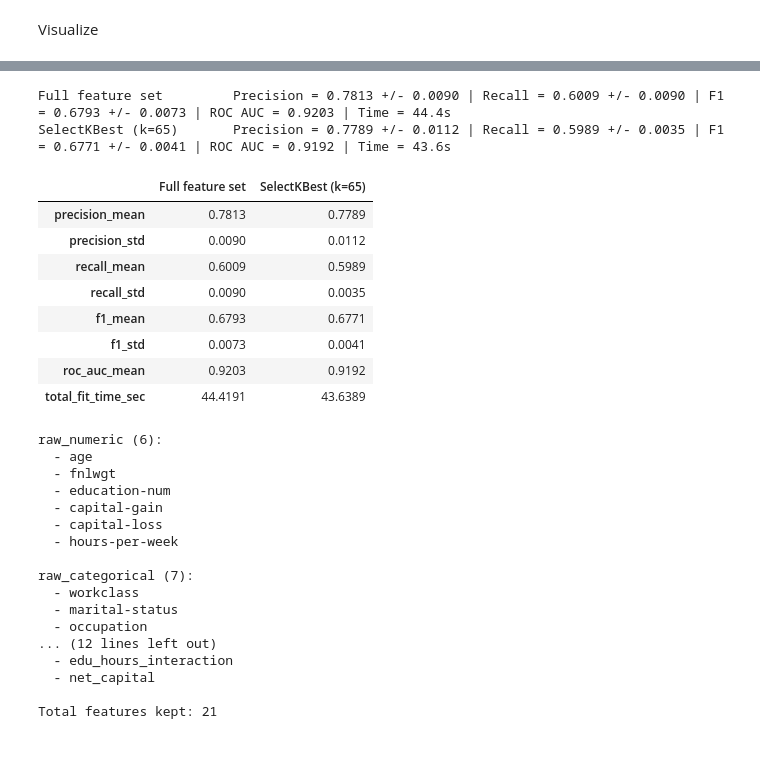
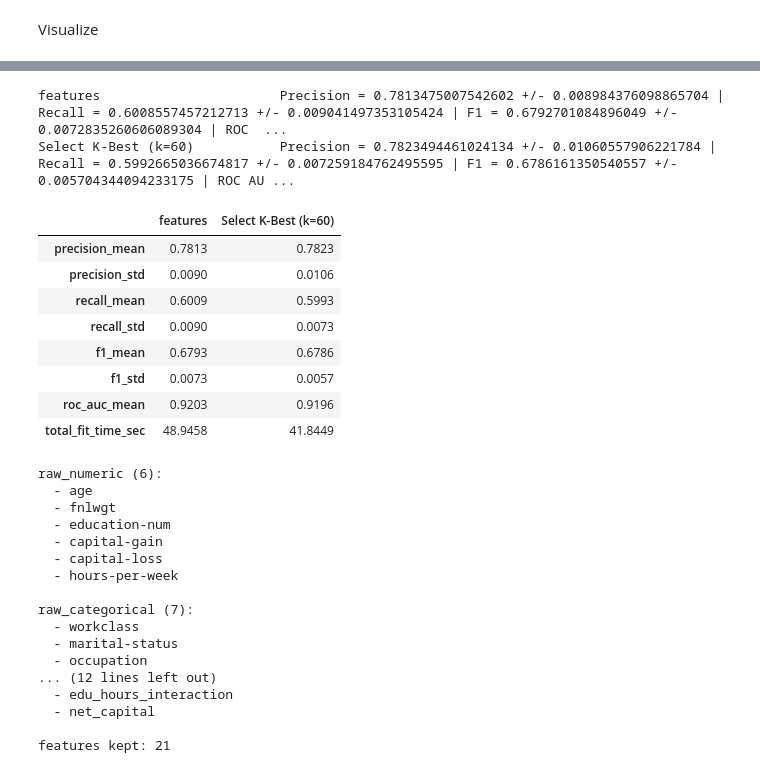
Before and after one commit to abdul-sami88/Netixsol, a Jupyter notebook: Week_4_CMIT_B2/Day3/week4_day3.ipynb, the cells around one changed output, grey strips where cells are left out. Saved outputs shown, nothing was run; the diff lists cells and outputs as text; code cells hidden in the pictures.

```diff
--- a/Week_4_CMIT_B2/Day3/week4_day3.ipynb
+++ b/Week_4_CMIT_B2/Day3/week4_day3.ipynb
@@ -124,9 +95,3 @@ df[numeric_cols].describe()
 | 50% | 37.000000 | 1.781445e+05 | 10.000000 | 0.000000 | 0.000000 | 40.000000 |
 | 75% | 48.000000 | 2.376420e+05 | 12.000000 | 0.000000 | 0.000000 | 45.000000 |
 | max | 90.000000 | 1.490400e+06 | 16.000000 | 99999.000000 | 4356.000000 | 99.000000 |
-# %%
-# Value counts for a few key categorical columns
-for col in ["workclass", "education", "marital-status", "occupation", "sex", "race"]:
-    print(f" --- {col} ")
-    print(df[col].value_counts(dropna=False).head(8))
-    print()
@@ -426,12 +172,6 @@ HOURS_BINS = [0, 20, 35, 40, 50, 100]
 HOURS_LABELS = ["part_time_le20", "reduced_21_35", "standard_36_40", "over_41_50", "heavy_50plus"]
 
 def engineer_features(frame):
-    """
-    Adds 8 new columns to a copy of the input dataframe.
-    Every rule below only reads columns that already exist on that same row,
-    so this function is safe to apply identically to train, dev, and test data
-    without ever peeking at the target or at other rows.
-    """
     new_fe = frame.copy()
 
     new_fe["age_bucket"] = pd.cut(new_fe["age"], bins=AGE_BINS, labels=AGE_LABELS, right=True).astype(str)
@@ -447,7 +187,6 @@ def engineer_features(frame):
 
     return new_fe
 
-# Apply engineering
 df_eng = engineer_features(train_df)
 
 print("✓ Features engineered successfully")
@@ -761,7 +507,7 @@ Wilcoxon test: W = 0.000, p = 0.0625
 # %%
-# Fit each full pipeline once on all feature
+# full pipeline
 fitted_pipelines = {}
-for name, clf in candidate_models.items():
+for name, clf in selected_models.items():
     pipe = Pipeline([
         ("feature_engineering", feature_engineer),
         ("preprocessing", preprocessor_fe),
@@ -772,7 +518,6 @@ for name, clf in candidate_models.items():
 
 feature_names_fe = fitted_pipelines["Logistic Regression"].named_steps["preprocessing"].get_feature_names_out()
 
-# Logistic Regression coefficients
 logreg_coefs = fitted_pipelines["Logistic Regression"].named_steps["clf"].coef_[0]
 logreg_coef_df = pd.DataFrame({"feature": feature_names_fe, "coefficient": logreg_coefs})
 
@@ -783,12 +528,11 @@ engineered_mask = logreg_coef_df["feature"].str.startswith(engineered_feature_pr
 print("Logistic Regression coefficients for engineered features only:")
 display(logreg_coef_df[engineered_mask].sort_values("coefficient", ascending=False))
 
-# Random Forest
 for tree_model_name in ["Random Forest"]:
     importances = fitted_pipelines[tree_model_name].named_steps["clf"].feature_importances_
     imp_df = pd.DataFrame({"feature": feature_names_fe, "importance": importances})
     imp_mask = imp_df["feature"].str.startswith(engineered_feature_prefixes)
-    print(f"\n{tree_model_name} feature importances for engineered features only:")
+    print(f"\n{tree_model_name} feature importances for new features:")
     display(imp_df[imp_mask].sort_values("importance", ascending=False))
 # %% [output]
 Logistic Regression coefficients for engineered features only:
@@ -830,10 +574,10 @@ Random Forest feature importances for engineered features only:
 | 104 | cat__hours_bucket_reduced_21_35 | 0.002681 |
 | 103 | cat__hours_bucket_part_time_le20 | 0.002053 |
 # %%
-best_model_name = ranked_models[0]
-best_clf = candidate_models[best_model_name]
+best_model = ranked_models[0]
+best_clf = selected_models[best_model]
 
-k_value = 65
+k_value = 60
 
 pipe_full = Pipeline([
     ("feature_engineering", feature_engineer),
@@ -851,72 +595,72 @@ pipe_selected = Pipeline([
 results_compare = {}
 
 for label, pipe in [
-    ("Full feature set", pipe_full),
-    (f"SelectKBest (k={k_value})", pipe_selected),
+    ("features", pipe_full),
+    (f"Select K-Best (k={k_value})", pipe_selected),
 ]:
 
     start = time.time()
 
     scores = cross_validate(
         pipe,
         X_train_fe_input,
         y_train,
         cv=cv,
         scoring=scoring,
         n_jobs=-1,
     )
 
     elapsed = time.time() - start
 
     results_compare[label] = {
         "precision_mean": scores["test_precision"].mean(),
         "precision_std": scores["test_precision"].std(),
         "recall_mean": scores["test_recall"].mean(),
         "recall_std": scores["test_recall"].std(),
         "f1_mean": scores["test_f1"].mean(),
         "f1_std": scores["test_f1"].std(),
         "roc_auc_mean": scores["test_roc_auc"].mean(),
         "total_fit_time_sec": elapsed,
     }
 
     print(
-        f"{label:24s} "
-        f"Precision = {scores['test_precision'].mean():.4f} +/- {scores['test_precision'].std():.4f} | "
-        f"Recall = {scores['test_recall'].mean():.4f} +/- {scores['test_recall'].std():.4f} | "
-        f"F1 = {scores['test_f1'].mean():.4f} +/- {scores['test_f1'].std():.4f} | "
-        f"ROC AUC = {scores['test_roc_auc'].mean():.4f} | "
-        f"Time = {elapsed:.1f}s"
+        f"{label:30s} "
+        f"Precision = {scores['test_precision'].mean()} +/- {scores['test_precision'].std()} | "
+        f"Recall = {scores['test_recall'].mean()} +/- {scores['test_recall'].std()} | "
+        f"F1 = {scores['test_f1'].mean()} +/- {scores['test_f1'].std()} | "
+        f"ROC AUC = {scores['test_roc_auc'].mean()} | "
+        f"Time = {elapsed}'s"
     )
 
 pd.DataFrame(results_compare).round(4)
 # %% [output]
-Full feature set         Precision = 0.7813 +/- 0.0090 | Recall = 0.6009 +/- 0.0090 | F1 = 0.6793 +/- 0.0073 | ROC AUC = 0.9203 | Time = 44.4s
-SelectKBest (k=65)       Precision = 0.7789 +/- 0.0112 | Recall = 0.5989 +/- 0.0035 | F1 = 0.6771 +/- 0.0041 | ROC AUC = 0.9192 | Time = 43.6s
+features                       Precision = 0.7813475007542602 +/- 0.008984376098865704 | Recall = 0.6008557457212713 +/- 0.009041497353105424 | F1 = 0.6792701084896049 +/- 0.0072835260606089304 | ROC  ...
+Select K-Best (k=60)           Precision = 0.7823494461024134 +/- 0.01060557906221784 | Recall = 0.5992665036674817 +/- 0.007259184762495595 | F1 = 0.6786161350540557 +/- 0.005704344094233175 | ROC AU ...
-|  | Full feature set | SelectKBest (k=65) |
-| precision_mean | 0.7813 | 0.7789 |
-| precision_std | 0.0090 | 0.0112 |
-| recall_mean | 0.6009 | 0.5989 |
-| recall_std | 0.0090 | 0.0035 |
-| f1_mean | 0.6793 | 0.6771 |
-| f1_std | 0.0073 | 0.0041 |
-| roc_auc_mean | 0.9203 | 0.9192 |
-| total_fit_time_sec | 44.4191 | 43.6389 |
+|  | features | Select K-Best (k=60) |
+| precision_mean | 0.7813 | 0.7823 |
+| precision_std | 0.0090 | 0.0106 |
+| recall_mean | 0.6009 | 0.5993 |
+| recall_std | 0.0090 | 0.0073 |
+| f1_mean | 0.6793 | 0.6786 |
+| f1_std | 0.0073 | 0.0057 |
+| roc_auc_mean | 0.9203 | 0.9196 |
+| total_fit_time_sec | 48.9458 | 41.8449 |
 # %%
-final_features_kept = {
+final_features_to_keep = {
     "raw_numeric": numeric_cols,
     "raw_categorical": categorical_cols,
     "engineered": ["age_bucket", "hours_bucket", "has_capital_gain", "has_capital_loss",
                    "higher_education", "log_capital_gain", "edu_hours_interaction", "net_capital"],
 }
 
-for group, feats in final_features_kept.items():
+for group, feats in final_features_to_keep.items():
     print(f"{group} ({len(feats)}):")
     for f in feats:
         print(f"  - {f}")
     print()
 
-total = sum(len(v) for v in final_features_kept.values())
-print(f"Total features kept: {total}")
+total_features = sum(len(v) for v in final_features_to_keep.values())
+print(f"features kept: {total_features}")
 # %% [output]
 raw_numeric (6):
   - age
@@ -934,4 +678,4 @@ raw_categorical (7):
   - edu_hours_interaction
   - net_capital
 
-Total features kept: 21
+features kept: 21
```
Also changed, not shown: parts of 31 cells of this notebook, 1 other file.
